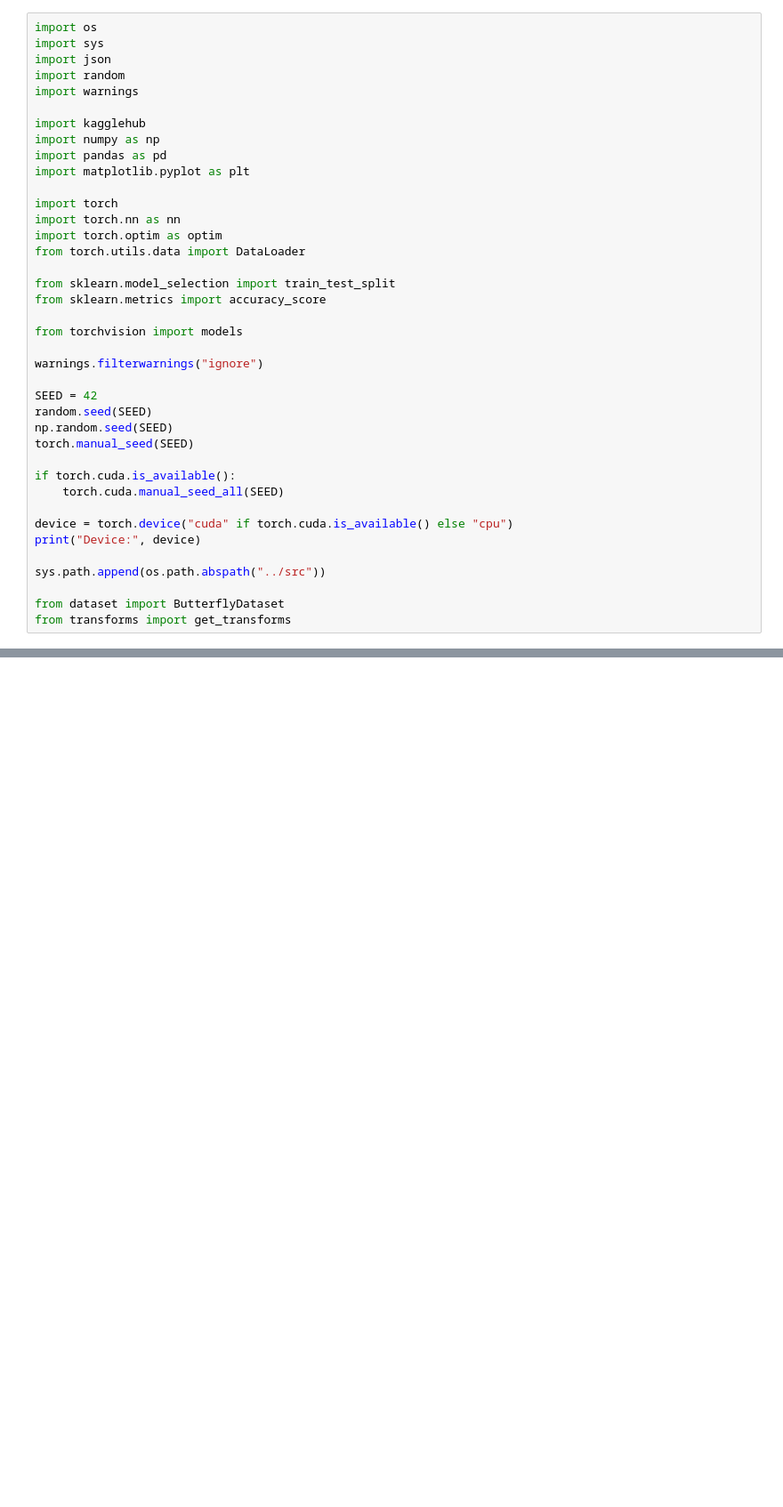
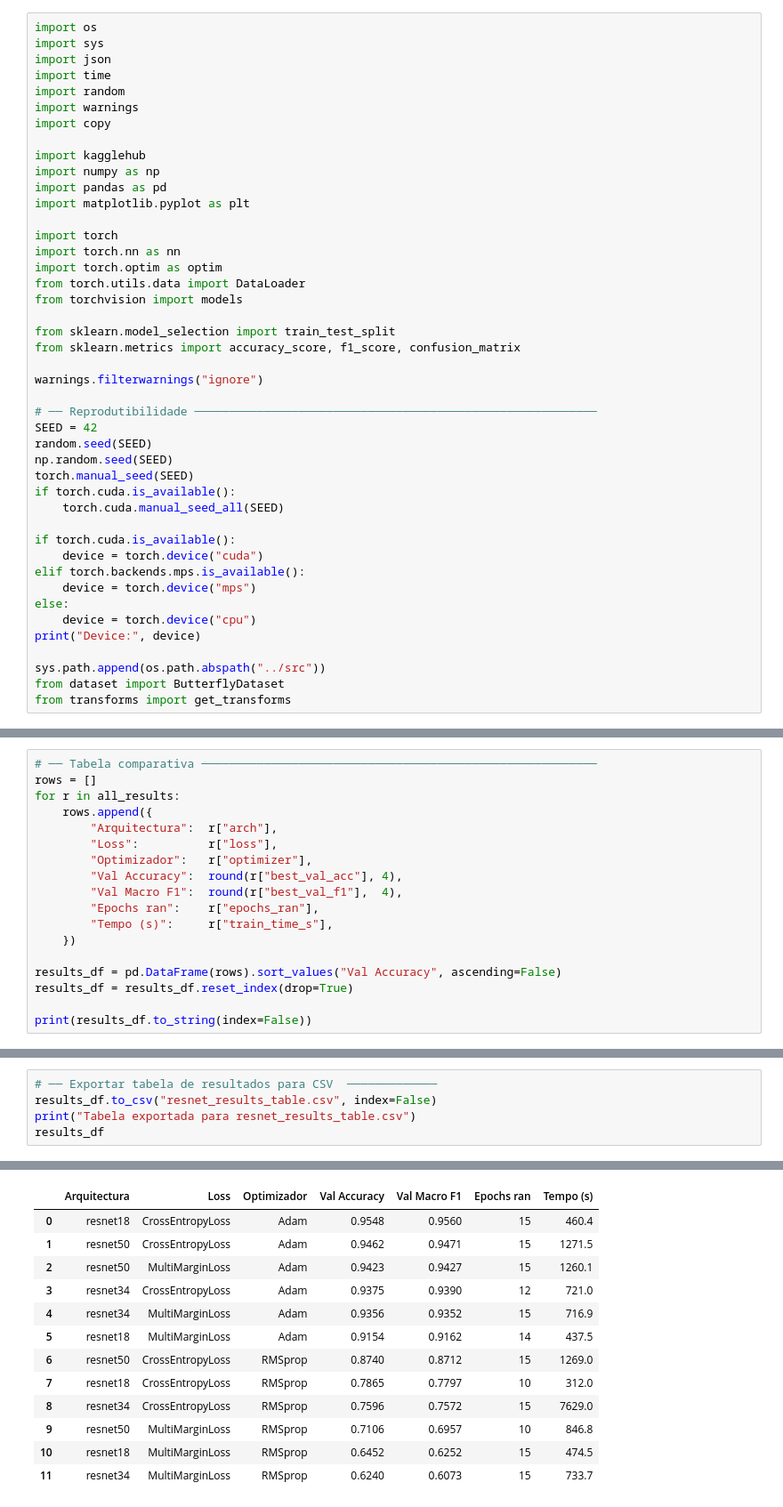
Before and after one commit to RitaDuarte222/ACA_project1, a Jupyter notebook: notebooks/04_resnet.ipynb, the cells around one changed output, grey strips where cells are left out. Shown at 89% size. Saved outputs shown, nothing was run; the diff lists cells and outputs as text; blank space fills up the shorter version.

```diff
--- a/notebooks/04_resnet.ipynb
+++ b/notebooks/04_resnet.ipynb
@@ -2,8 +11,10 @@
 import os
 import sys
 import json
+import time
 import random
 import warnings
+import copy
 
 import kagglehub
 import numpy as np
@@ -14,27 +25,30 @@ import torch
 import torch.nn as nn
 import torch.optim as optim
 from torch.utils.data import DataLoader
+from torchvision import models
 
 from sklearn.model_selection import train_test_split
-from sklearn.metrics import accuracy_score
-
-from torchvision import models
+from sklearn.metrics import accuracy_score, f1_score, confusion_matrix
 
 warnings.filterwarnings("ignore")
 
+# ── Reprodutibilidade ──────────────────────────────────────────────────────────
 SEED = 42
 random.seed(SEED)
 np.random.seed(SEED)
 torch.manual_seed(SEED)
-
 if torch.cuda.is_available():
     torch.cuda.manual_seed_all(SEED)
 
-device = torch.device("cuda" if torch.cuda.is_available() else "cpu")
+if torch.cuda.is_available():
+    device = torch.device("cuda")
+elif torch.backends.mps.is_available():
+    device = torch.device("mps")
+else:
+    device = torch.device("cpu")
 print("Device:", device)
 
 sys.path.append(os.path.abspath("../src"))
-
 from dataset import ButterflyDataset
 from transforms import get_transforms
 # %% [output]
@@ -89,0 +348,18 @@ Validation samples: 1040
+# %%
+# ── Tabela comparativa ─────────────────────────────────────────────────────────
+rows = []
+for r in all_results:
+    rows.append({
+        "Arquitectura":  r["arch"],
+        "Loss":          r["loss"],
+        "Optimizador":   r["optimizer"],
+        "Val Accuracy":  round(r["best_val_acc"], 4),
+        "Val Macro F1":  round(r["best_val_f1"],  4),
+        "Epochs ran":    r["epochs_ran"],
+        "Tempo (s)":     r["train_time_s"],
+    })
+
+results_df = pd.DataFrame(rows).sort_values("Val Accuracy", ascending=False)
+results_df = results_df.reset_index(drop=True)
+
+print(results_df.to_string(index=False))
@@ -89,0 +529,6 @@ Validation samples: 1040
+# %%
+# ── Exportar tabela de resultados para CSV  ─────────────
+results_df.to_csv("resnet_results_table.csv", index=False)
+print("Tabela exportada para resnet_results_table.csv")
+results_df
+# %% [output]
@@ -89,0 +536,13 @@ Validation samples: 1040
+|  | Arquitectura | Loss | Optimizador | Val Accuracy | Val Macro F1 | Epochs ran | Tempo (s) |
+| 0 | resnet18 | CrossEntropyLoss | Adam | 0.9548 | 0.9560 | 15 | 460.4 |
+| 1 | resnet50 | CrossEntropyLoss | Adam | 0.9462 | 0.9471 | 15 | 1271.5 |
+| 2 | resnet50 | MultiMarginLoss | Adam | 0.9423 | 0.9427 | 15 | 1260.1 |
+| 3 | resnet34 | CrossEntropyLoss | Adam | 0.9375 | 0.9390 | 12 | 721.0 |
+| 4 | resnet34 | MultiMarginLoss | Adam | 0.9356 | 0.9352 | 15 | 716.9 |
+| 5 | resnet18 | MultiMarginLoss | Adam | 0.9154 | 0.9162 | 14 | 437.5 |
+| 6 | resnet50 | CrossEntropyLoss | RMSprop | 0.8740 | 0.8712 | 15 | 1269.0 |
+| 7 | resnet18 | CrossEntropyLoss | RMSprop | 0.7865 | 0.7797 | 10 | 312.0 |
+| 8 | resnet34 | CrossEntropyLoss | RMSprop | 0.7596 | 0.7572 | 15 | 7629.0 |
+| 9 | resnet50 | MultiMarginLoss | RMSprop | 0.7106 | 0.6957 | 10 | 846.8 |
+| 10 | resnet18 | MultiMarginLoss | RMSprop | 0.6452 | 0.6252 | 15 | 474.5 |
+| 11 | resnet34 | MultiMarginLoss | RMSprop | 0.6240 | 0.6073 | 15 | 733.7 |
```
Also changed, not shown: parts of 18 cells of this notebook, 43 other files.
